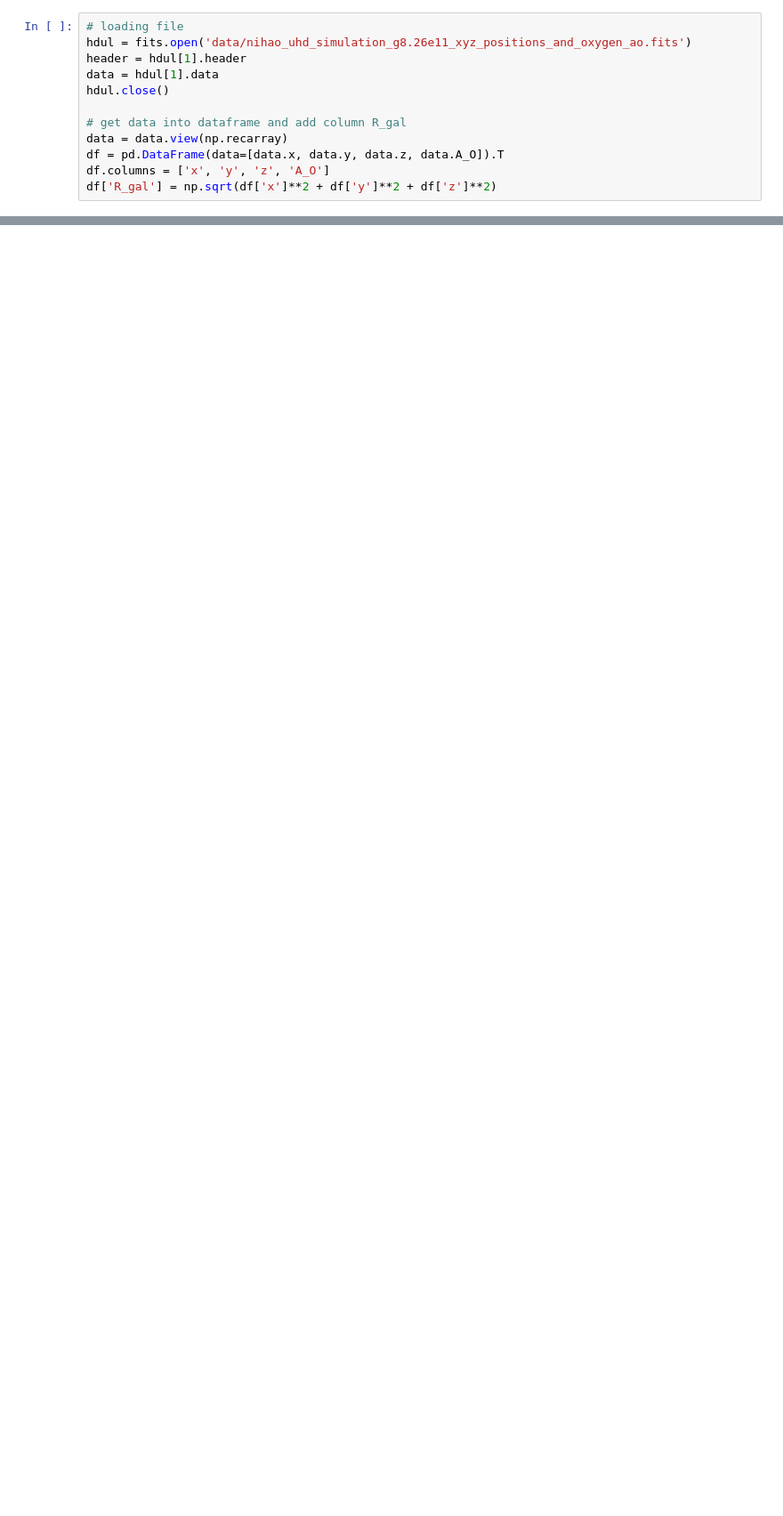
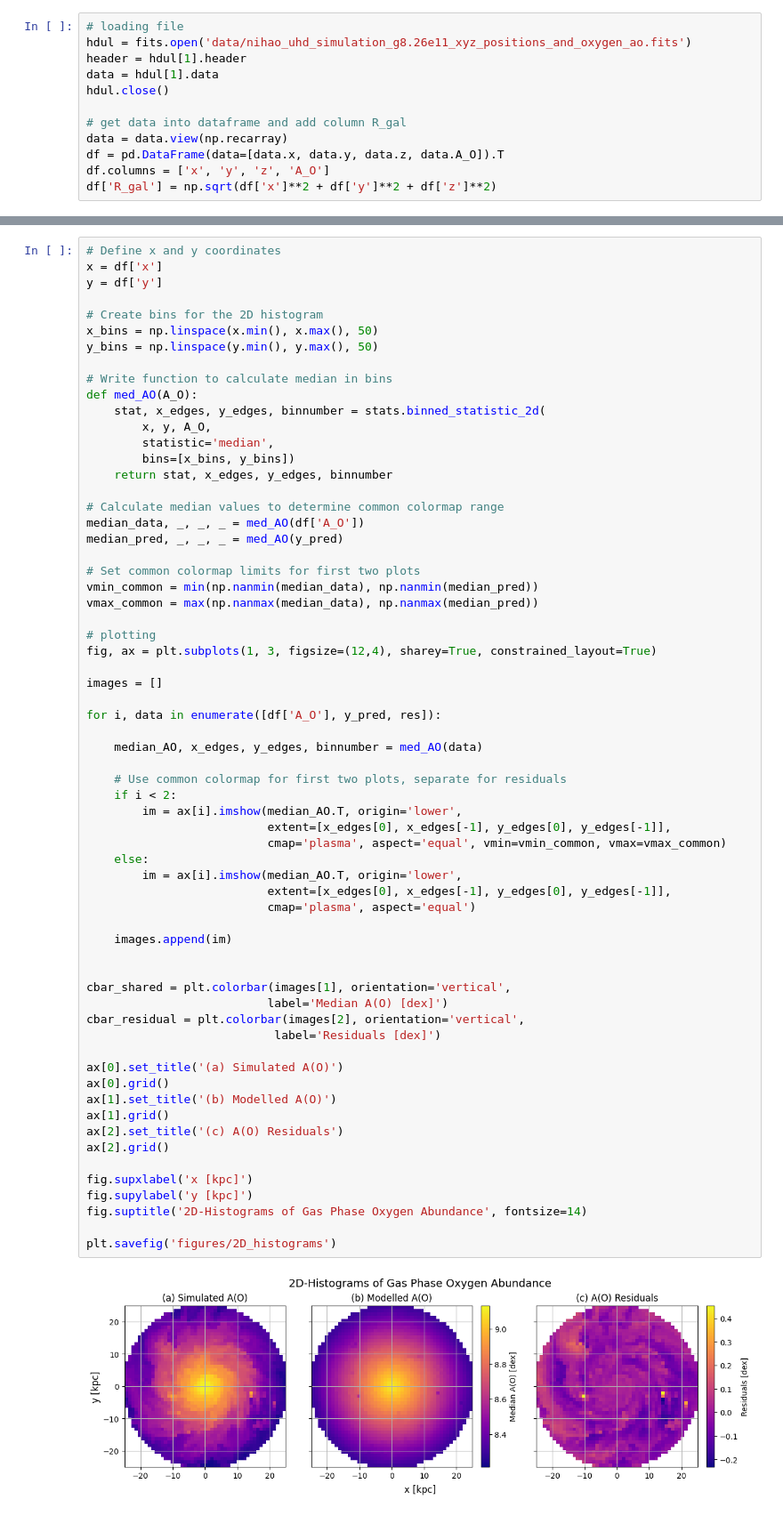
Before and after one commit to vernica-mehta/astr4004-assignment3, a Jupyter notebook: question3.ipynb, the cells around one changed output, grey strips where cells are left out. Shown at 89% size. Saved outputs shown, nothing was run; the diff lists cells and outputs as text; blank space fills up the shorter version.

```diff
--- a/question3.ipynb
+++ b/question3.ipynb
@@ -58,0 +136,66 @@ plt.savefig('figures/rgal_vs_ao.png')
+# %%
+# Define x and y coordinates
+x = df['x']
+y = df['y']
+
+# Create bins for the 2D histogram
+x_bins = np.linspace(x.min(), x.max(), 50)
+y_bins = np.linspace(y.min(), y.max(), 50)
+
+# Write function to calculate median in bins
+def med_AO(A_O):
+    stat, x_edges, y_edges, binnumber = stats.binned_statistic_2d(
+        x, y, A_O,
+        statistic='median',
+        bins=[x_bins, y_bins])
+    return stat, x_edges, y_edges, binnumber
+
+# Calculate median values to determine common colormap range
+median_data, _, _, _ = med_AO(df['A_O'])
+median_pred, _, _, _ = med_AO(y_pred)
+
+# Set common colormap limits for first two plots
+vmin_common = min(np.nanmin(median_data), np.nanmin(median_pred))
+vmax_common = max(np.nanmax(median_data), np.nanmax(median_pred))
+
+# plotting
+fig, ax = plt.subplots(1, 3, figsize=(12,4), sharey=True, constrained_layout=True)
+
+images = []
+
+for i, data in enumerate([df['A_O'], y_pred, res]):
+
+    median_AO, x_edges, y_edges, binnumber = med_AO(data)
+
+    # Use common colormap for first two plots, separate for residuals
+    if i < 2:
+        im = ax[i].imshow(median_AO.T, origin='lower',
+                          extent=[x_edges[0], x_edges[-1], y_edges[0], y_edges[-1]],
+                          cmap='plasma', aspect='equal', vmin=vmin_common, vmax=vmax_common)
+    else:
+        im = ax[i].imshow(median_AO.T, origin='lower',
+                          extent=[x_edges[0], x_edges[-1], y_edges[0], y_edges[-1]],
+                          cmap='plasma', aspect='equal')
+
+    images.append(im)
+
+
+cbar_shared = plt.colorbar(images[1], orientation='vertical',
+                          label='Median A(O) [dex]')
+cbar_residual = plt.colorbar(images[2], orientation='vertical',
+                           label='Residuals [dex]')
+
+ax[0].set_title('(a) Simulated A(O)')
+ax[0].grid()
+ax[1].set_title('(b) Modelled A(O)')
+ax[1].grid()
+ax[2].set_title('(c) A(O) Residuals')
+ax[2].grid()
+
+fig.supxlabel('x [kpc]')
+fig.supylabel('y [kpc]')
+fig.suptitle('2D-Histograms of Gas Phase Oxygen Abundance', fontsize=14)
+
+plt.savefig('figures/2D_histograms')
+# %% [output]
+[figure, added]
```
Also changed, not shown: parts of 13 cells of this notebook, 3 other files.
